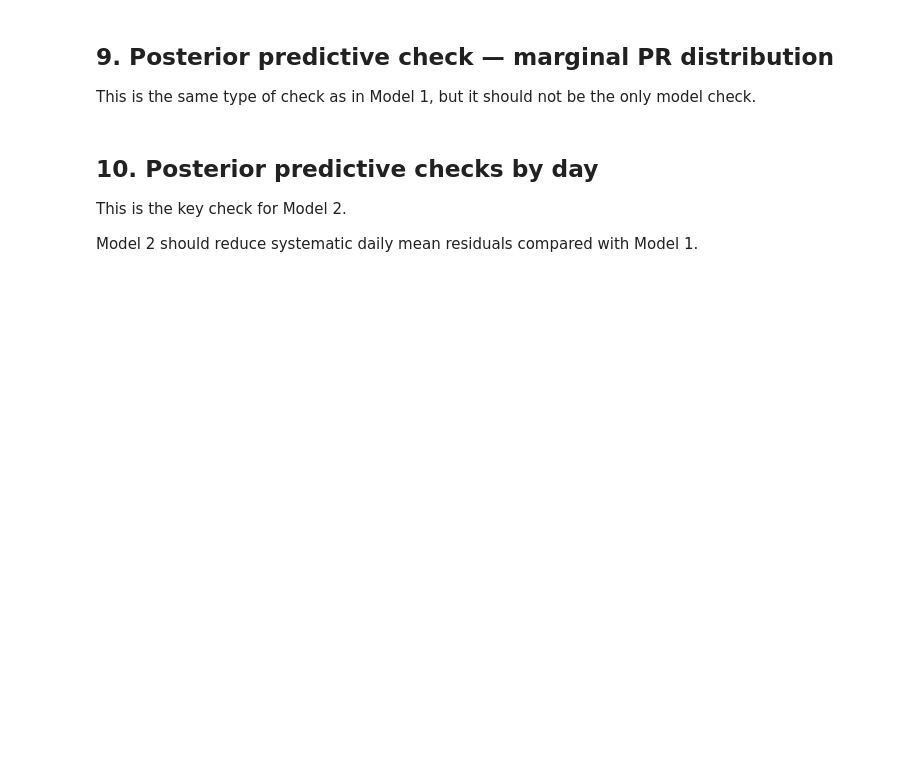
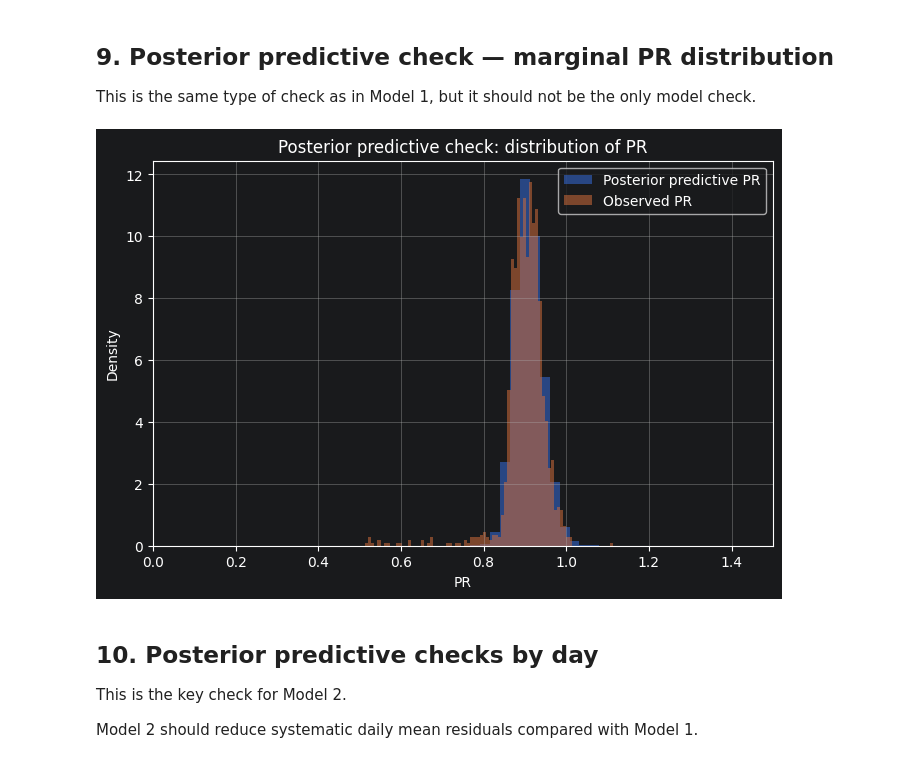
Before and after one commit to mkrzyzowska/Bayesian-Data-Analytics-PV-Project, a Jupyter notebook: model_2_temperature_daily_offset.ipynb, the cells around one changed output. Drawn from its saved outputs; the diff is of its cells as text; code cells hidden in the pictures; blank space fills up the shorter version.

```diff
--- a/model_2_temperature_daily_offset.ipynb
+++ b/model_2_temperature_daily_offset.ipynb
@@ -441,17 +444,20 @@ This is the same type of check as in Model 1, but it should not be the only mode
 # %%
 PR_pred = fit.stan_variable("PR_pred")
 y_pred = fit.stan_variable("y_pred")
 mu = fit.stan_variable("mu")
 
 plt.figure(figsize=(8, 5))
 plt.hist(PR_pred.flatten(), bins=100, density=True, alpha=0.55, label="Posterior predictive PR")
 plt.hist(df["PR"], bins=80, density=True, alpha=0.55, label="Observed PR")
 plt.xlabel("PR")
 plt.ylabel("Density")
 plt.title("Posterior predictive check: distribution of PR")
+plt.xlim([0, 1.5])
 plt.legend()
 plt.grid(True)
 plt.show()
+# %% [output]
+[figure, added]
 # %% [markdown]
 ## 10. Posterior predictive checks by day
 
```
Also changed, not shown: parts of 10 cells of this notebook, 2 other files.
